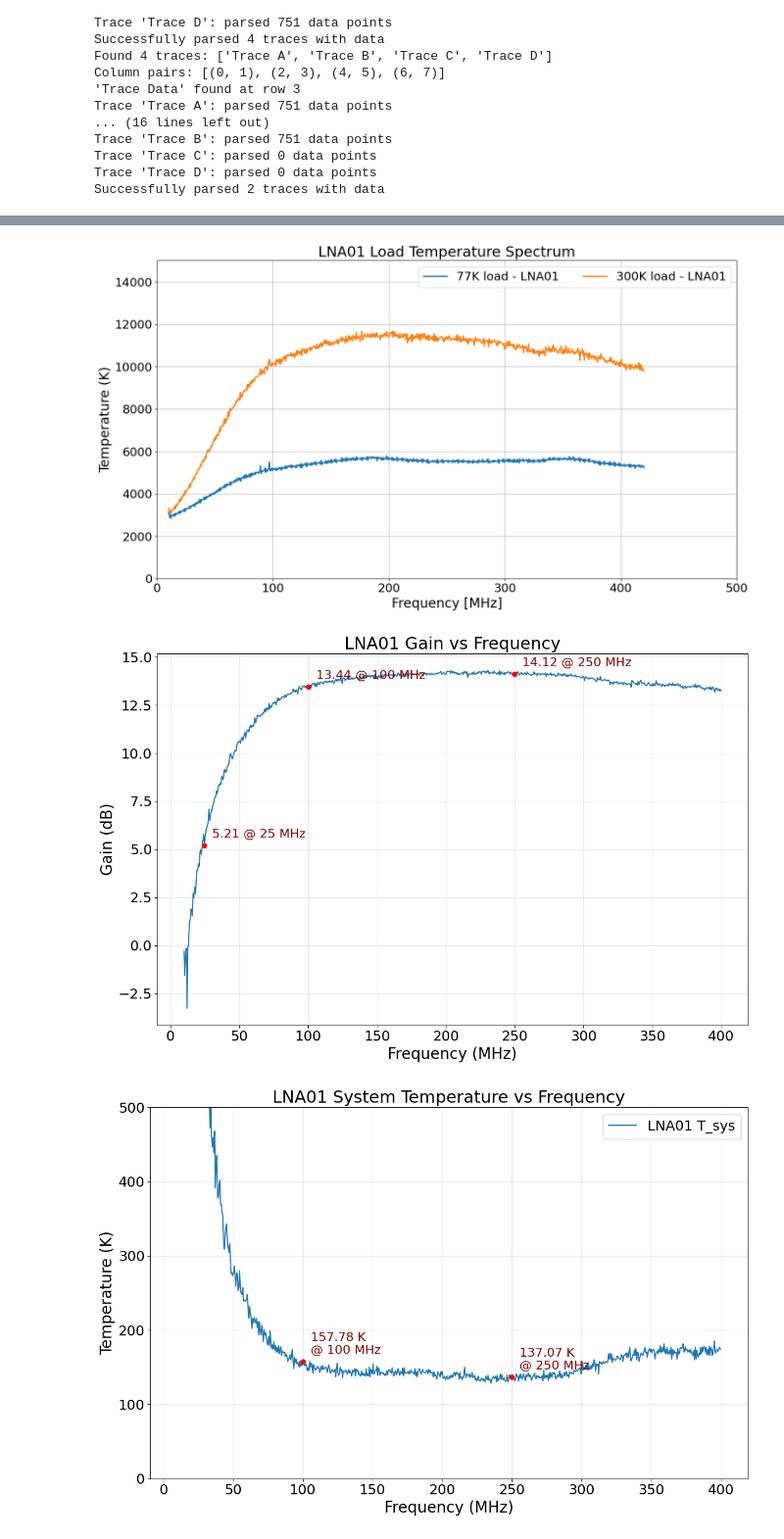
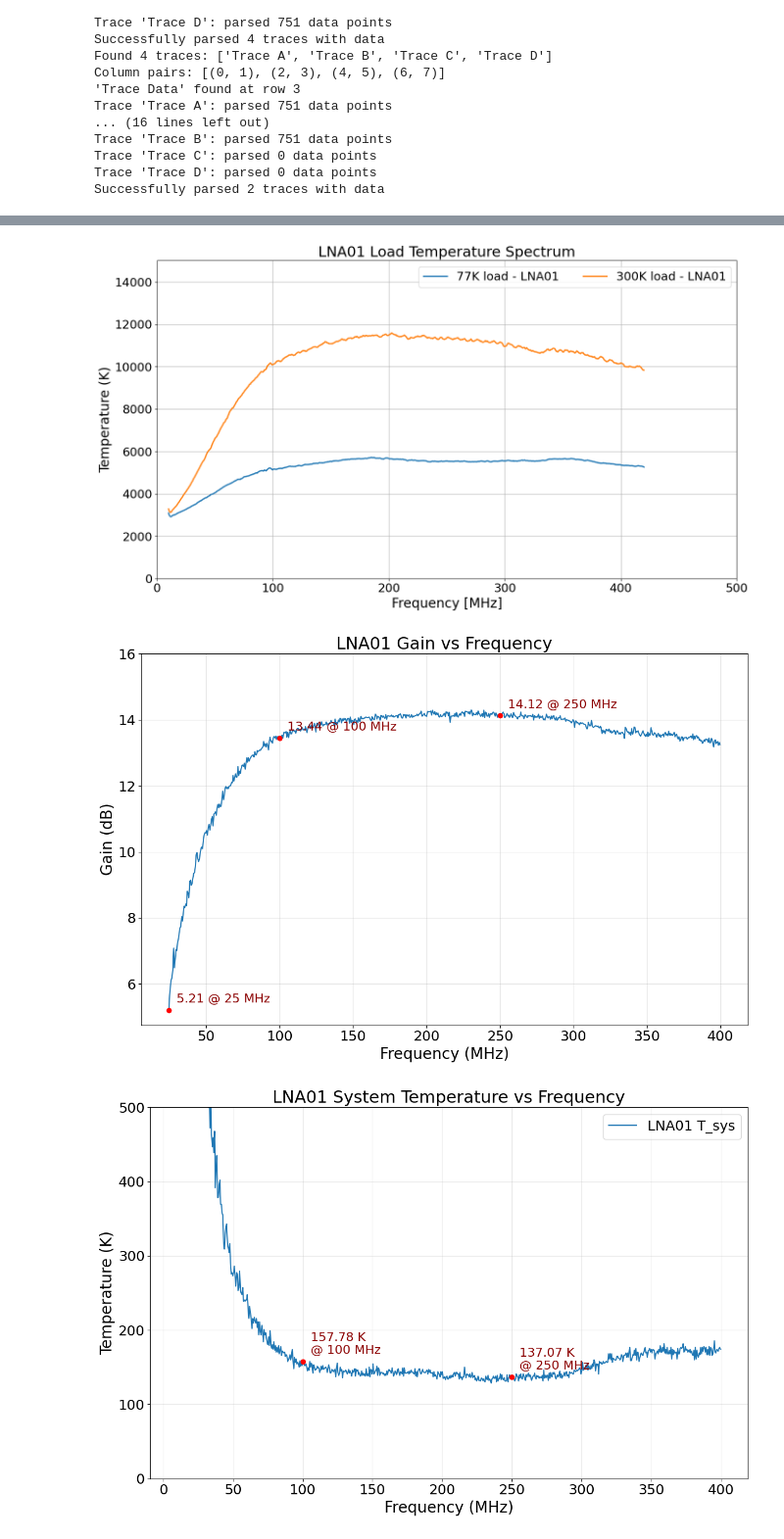
Before and after one commit to alhosani-abdulla/Highz-EXP, a Jupyter notebook: notebooks/Y_factor.ipynb, the cells around one changed output, grey strips where cells are left out. Shown at 98% size. Cells and saved outputs as stored; diff of their text form; code cells hidden in the pictures.

```diff
--- a/notebooks/Y_factor.ipynb
+++ b/notebooks/Y_factor.ipynb
@@ -129,14 +129,16 @@ plotter.plot_spectrum([LNA01_77K, LNA01_300K, LNA01_BB],
 # plot in temperature
 LNA01_77K_temp = LNA01_77K.unit_convert('dBm', 'kelvin', channel_width=300e3)
 LNA01_77K_temp.despike(threshold=20)
+LNA01_77K_temp.smooth(inplace=True, window_len=11)
 LNA01_300K_temp = LNA01_300K.unit_convert('dBm', 'kelvin', channel_width=300e3)
 LNA01_300K_temp.despike(threshold=30)
+LNA01_300K_temp.smooth(inplace=True, window_len=11)
 plotter.plot_spectrum([LNA01_77K_temp, LNA01_300K_temp], title='LNA01 Load Temperature Spectrum',
                       ylabel='Temperature (K)', ymax=15000, ymin=0,
                       freq_range=(0, 500),
                       save_dir=plot_path, suffix='LNA01_Temperature_Spectrum')
 # %% [output]
-[figure, old version]
+[figure, new version]
 # %%
 LNA01_300K.despike(threshold=3)
 LNA01_77K.despike(threshold=3)
@@ -145,10 +147,11 @@ dut_cold = LNA01_77K.unit_convert('dBm', 'milliwatt', channel_width=300e3).spec
 LNA_thermo = Y_Factor_Thermometer(LNA01_300K.freq, dut_hot, dut_cold,
                                     DUT_name='LNA01', T_hot=300, T_cold=77, RBW=300e3)
 # %%
-LNA_thermo.plot_gain(LNA_thermo.f/1e6, title='LNA01 Gain vs Frequency', ylabel='Gain (dB)',
+LNA_thermo.plot_gain(title='LNA01 Gain vs Frequency', ylabel='Gain (dB)', ymax=16,
+                     start_freq=25,
                      marker_freqs=[25, 100, 250])
 # %% [output]
-[figure, old version]
+[figure, new version]
 # %%
 LNA_thermo.plot_temps(LNA_thermo.f/1e6, [LNA_thermo.T_sys], labels=['LNA01 T_sys'],
                       start_freq=10, end_freq=400, ymax=500,
```
Also changed, not shown: parts of 4 cells of this notebook, 1 other file.
